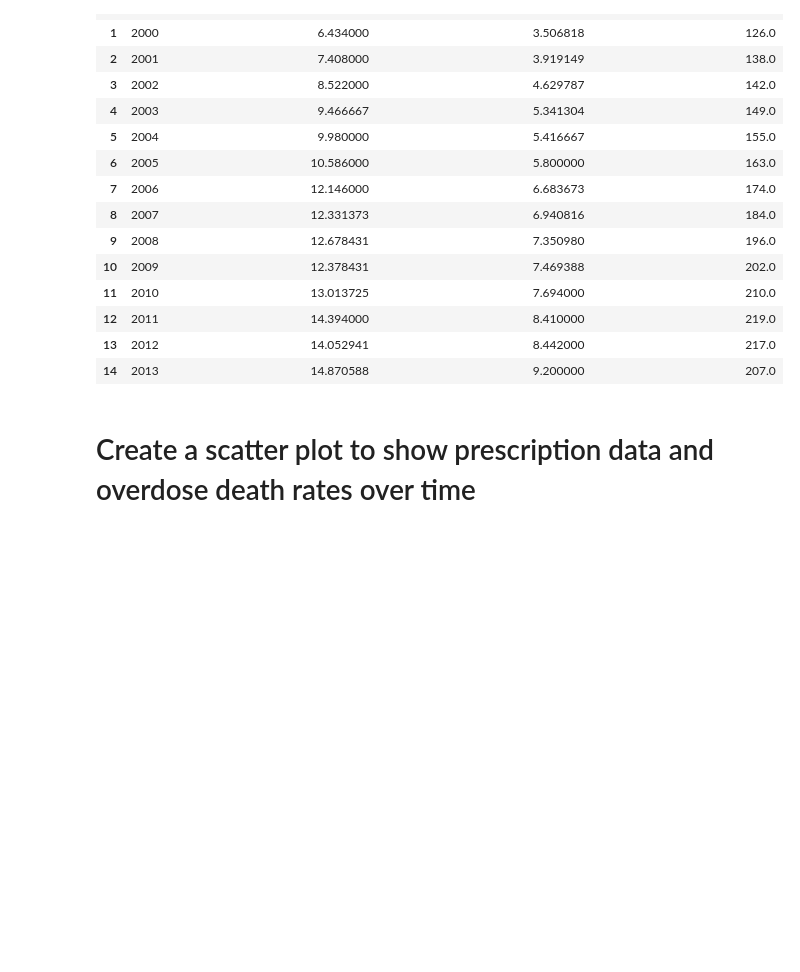
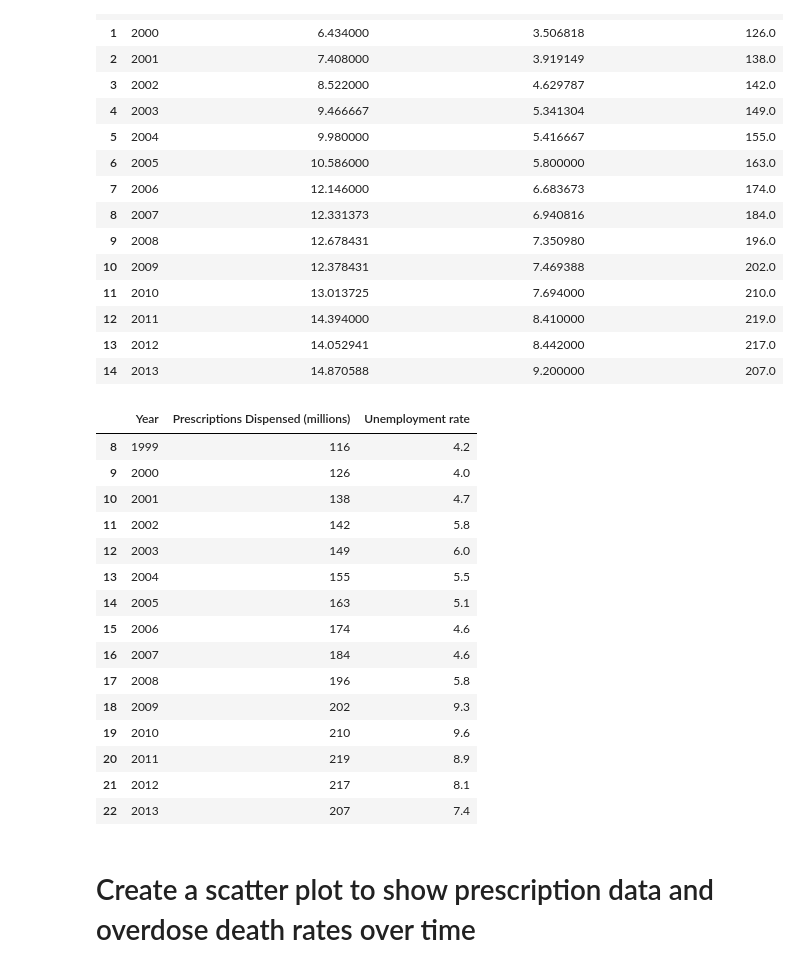
Before and after one commit to Emma-Pang/team_efx_dataproject, a Jupyter notebook: prescription_data/prescriptions_entire_us.ipynb, the cells around one changed output. Saved outputs shown, nothing was run; the diff lists cells and outputs as text; code cells hidden in the pictures; blank space fills up the shorter version.

```diff
--- a/prescription_data/prescriptions_entire_us.ipynb
+++ b/prescription_data/prescriptions_entire_us.ipynb
@@ -121,6 +129,28 @@ graph_data
 | 12 | 2011 | 14.394000 | 8.410000 | 219.0 |
 | 13 | 2012 | 14.052941 | 8.442000 | 217.0 |
 | 14 | 2013 | 14.870588 | 9.200000 | 207.0 |
+# %%
+graph_data_unemployment=prescription_df.set_index('Year').join(unemployment_df.set_index('Year'))
+graph_data_unemployment=graph_data_unemployment.reset_index()
+graph_data_unemployment=graph_data_unemployment.dropna()
+graph_data_unemployment
+# %% [output]
+|  | Year | Prescriptions Dispensed (millions) | Unemployment rate |
+| 8 | 1999 | 116 | 4.2 |
+| 9 | 2000 | 126 | 4.0 |
+| 10 | 2001 | 138 | 4.7 |
+| 11 | 2002 | 142 | 5.8 |
+| 12 | 2003 | 149 | 6.0 |
+| 13 | 2004 | 155 | 5.5 |
+| 14 | 2005 | 163 | 5.1 |
+| 15 | 2006 | 174 | 4.6 |
+| 16 | 2007 | 184 | 4.6 |
+| 17 | 2008 | 196 | 5.8 |
+| 18 | 2009 | 202 | 9.3 |
+| 19 | 2010 | 210 | 9.6 |
+| 20 | 2011 | 219 | 8.9 |
+| 21 | 2012 | 217 | 8.1 |
+| 22 | 2013 | 207 | 7.4 |
 # %% [markdown]
 # Create a scatter plot to show prescription data and overdose death rates over time
 # %%
```
Also changed, not shown: parts of 14 cells of this notebook, 4 other files.
